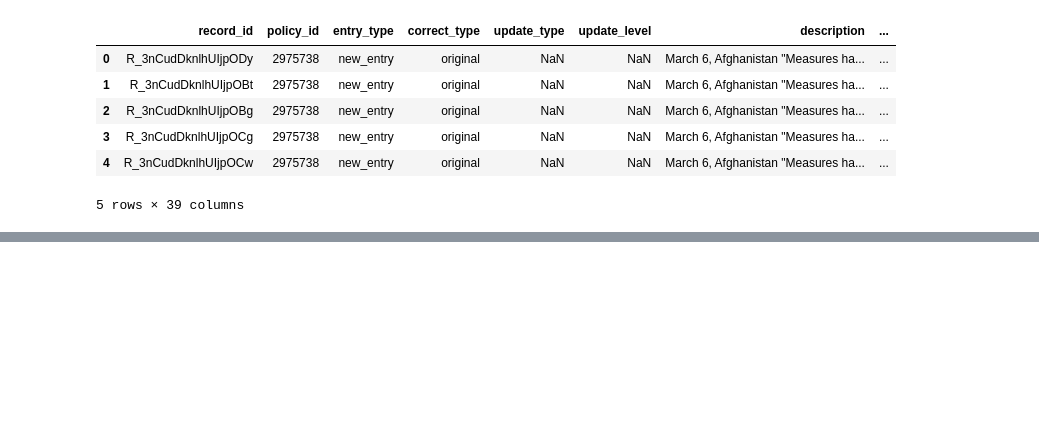
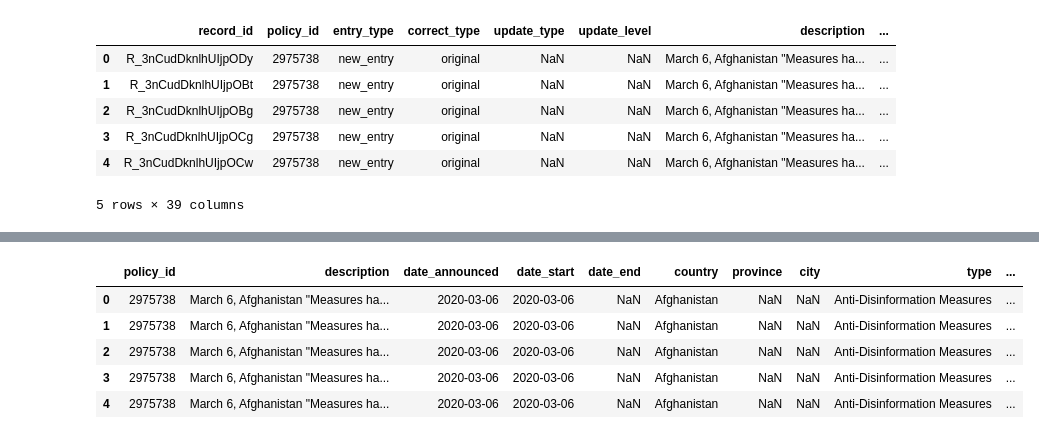
Before and after one commit to Kpearson72/etl-project-team4, a Jupyter notebook: Karen_working_directory/Karen_working_notebook.ipynb, the cells around one changed output, grey strips where cells are left out. Cells and saved outputs as stored; diff of their text form; code cells hidden in the pictures; blank space fills up the shorter version.

```diff
--- a/Karen_working_directory/Karen_working_notebook.ipynb
+++ b/Karen_working_directory/Karen_working_notebook.ipynb
@@ -23,0 +47,3 @@ gov_df.head()
+# %%
+# Drop columns that I can see
+gov_df_drop = gov_df.drop(columns=["update_type","record_id","entry_type","correct_type","update_type","update_level", "travel_mechanism", "index_high_est","index_med_est","index_low_est","index_country_rank","date_updated","recorded_date"])
@@ -23,0 +64,10 @@ gov_df.head()
+# %%
+# Check
+gov_df_drop.head()
+# %% [output]
+|  | policy_id | description | date_announced | date_start | date_end | country | province | city | type | ... |
+| 0 | 2975738 | March 6, Afghanistan "Measures ha... | 2020-03-06 | 2020-03-06 | NaN | Afghanistan | NaN | NaN | Anti-Disinformation Measures | ... |
+| 1 | 2975738 | March 6, Afghanistan "Measures ha... | 2020-03-06 | 2020-03-06 | NaN | Afghanistan | NaN | NaN | Anti-Disinformation Measures | ... |
+| 2 | 2975738 | March 6, Afghanistan "Measures ha... | 2020-03-06 | 2020-03-06 | NaN | Afghanistan | NaN | NaN | Anti-Disinformation Measures | ... |
+| 3 | 2975738 | March 6, Afghanistan "Measures ha... | 2020-03-06 | 2020-03-06 | NaN | Afghanistan | NaN | NaN | Anti-Disinformation Measures | ... |
+| 4 | 2975738 | March 6, Afghanistan "Measures ha... | 2020-03-06 | 2020-03-06 | NaN | Afghanistan | NaN | NaN | Anti-Disinformation Measures | ... |
```
Also changed, not shown: parts of 19 cells of this notebook.
